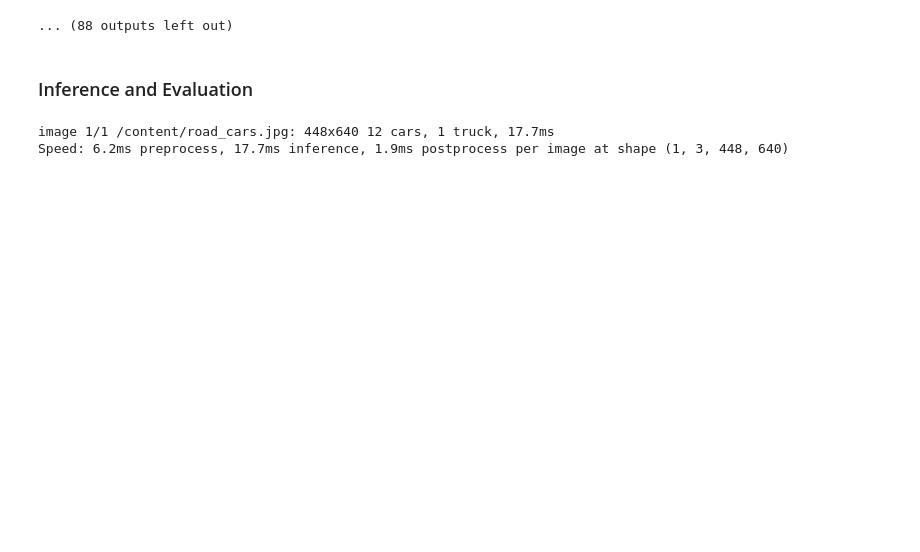
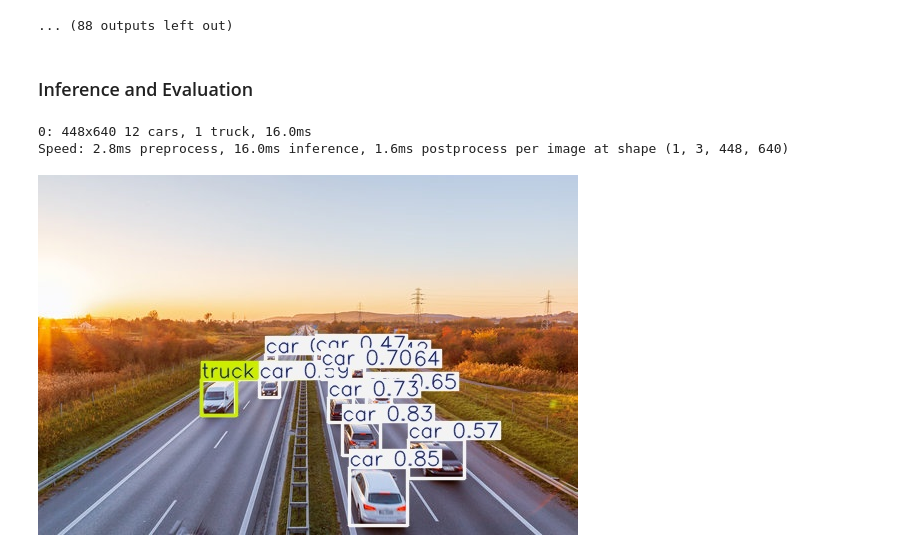
Before and after one commit to jesusGS01/YoloV11, a Jupyter notebook: main.ipynb, the cells around one changed output. Cells and saved outputs as stored; diff of their text form; code cells hidden in the pictures; blank space fills up the shorter version.

```diff
--- a/main.ipynb
+++ b/main.ipynb
@@ -97,8 +85,17 @@ Starting training for 100 epochs...
 # %% [markdown]
 ### Inference and Evaluation
 # %%
+import requests
+from PIL import Image
+from io import BytesIO
+
+# Descargar la imagen desde GitHub (RAW URL)
+url = "https://raw.githubusercontent.com/jesusGS01/YoloV11/main/road_cars.jpg"
+response = requests.get(url)
+img = Image.open(BytesIO(response.content))
+
 # Run inference with the YOLO11n model on the 'bus.jpg' image
-results = model("road_cars.jpg")
+results = model(img)
 
 # Process results list
 for result in results:
@@ -110,5 +107,16 @@ for result in results:
     result.show()  # display to screen
     result.save(filename="result.jpg")  # save to disk
 # %% [output]
-image 1/1 /content/road_cars.jpg: 448x640 12 cars, 1 truck, 17.7ms
-Speed: 6.2ms preprocess, 17.7ms inference, 1.9ms postprocess per image at shape (1, 3, 448, 640)
+0: 448x640 12 cars, 1 truck, 16.0ms
+Speed: 2.8ms preprocess, 16.0ms inference, 1.6ms postprocess per image at shape (1, 3, 448, 640)
+# %%
+import cv2
+from google.colab.patches import cv2_imshow
+
+# Load image
+img_result = cv2.imread("result.jpg")
+
+# Show result image with predictions
+cv2_imshow(img_result)
+# %% [output]
+[figure, added]
```
Also changed, not shown: parts of 2 cells of this notebook.
